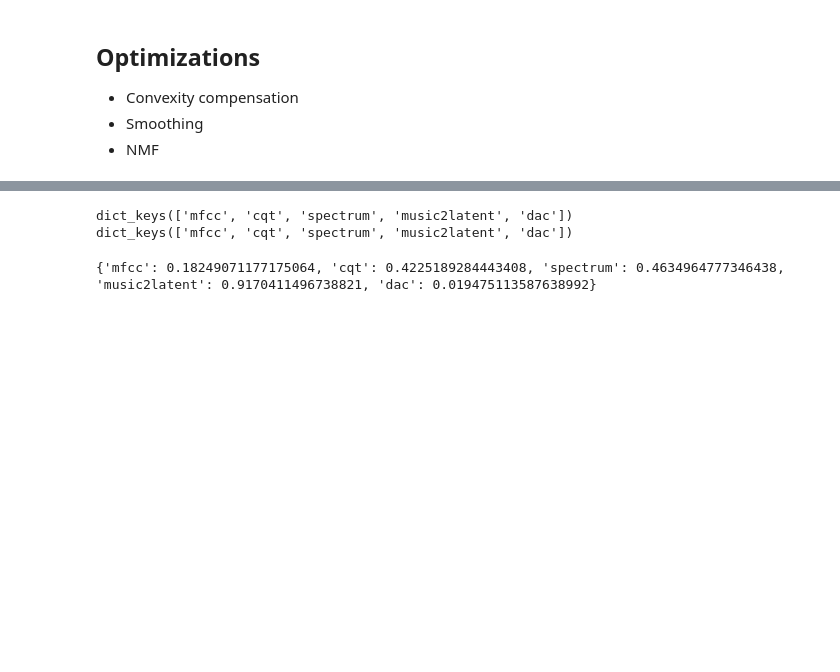
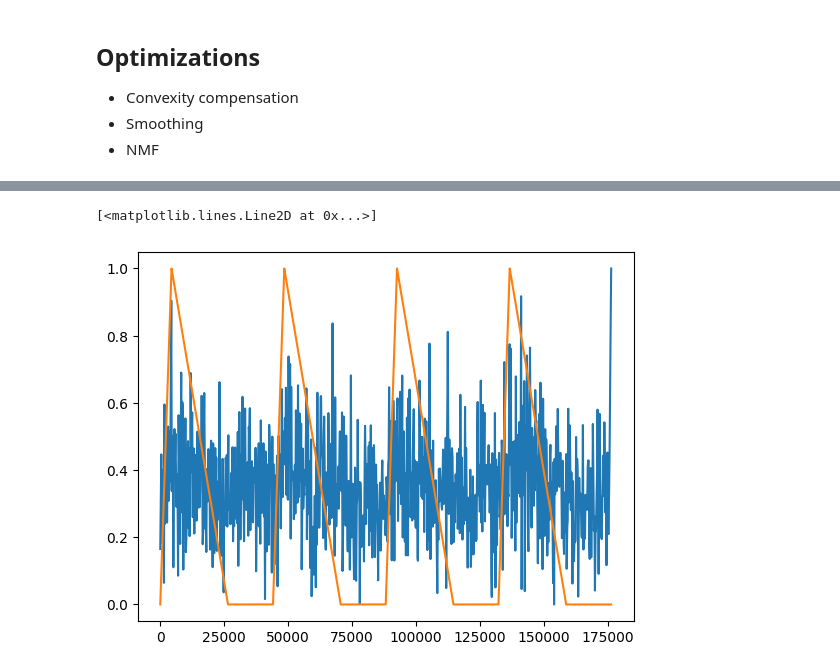
Before and after one commit to inspektral/sonic-trajectories, a Jupyter notebook: onset-benchmark.ipynb, the cells around one changed output, grey strips where cells are left out. Cells and saved outputs as stored; diff of their text form; code cells hidden in the pictures; blank space fills up the shorter version.

```diff
--- a/onset-benchmark.ipynb
+++ b/onset-benchmark.ipynb
@@ -315,3 +295,7 @@ dtype: float64
 - Convexity compensation
 - Smoothing
 - NMF
+# %%
+audio, modulator = tests["saw_noise"]()
+representations = utils.get_representations(audio)
+magnitude, _, _ = utils.calculate_metric(representations, np.linalg.norm, {"axis": 0})
@@ -323,7 +313,8 @@ def calculate_best_exponent(sig, modulator):
 
     def loss(exponent):
         transformed = utils.norm(sig ** exponent[0])
-        return 1-np.abs(calc_correlation(modulator, transformed))
+        print(f"Exponent: {exponent[0]}")
+        return 1-np.abs(utils.calc_correlation(modulator, transformed))
 
     result = minimize(loss, x0=[1.0], bounds=[(0.001, 10)])
     best_exponent = result.x[0]
@@ -336,12 +337,6 @@ print(best_exponent)
-# %%
-print(magnitude.keys())
-print(representations.keys())
-
-best_exponents_magnitude = {key : calculate_best_exponent(magnitude[key], modulator) for key in magnitude.keys()}
-# %% [output]
-dict_keys(['mfcc', 'cqt', 'spectrum', 'music2latent', 'dac'])
-dict_keys(['mfcc', 'cqt', 'spectrum', 'music2latent', 'dac'])
-# %%
-print(best_exponents_magnitude)
-# %% [output]
-{'mfcc': 0.18249071177175064, 'cqt': 0.4225189284443408, 'spectrum': 0.4634964777346438, 'music2latent': 0.9170411496738821, 'dac': 0.019475113587638992}
+# %%
+plt.plot(utils.norm(utils.stretch_array(magnitude["dac"]**best_exponent, len(modulator))), label='dac')
+plt.plot(modulator, label='modulator')
+# %% [output]
+[<matplotlib.lines.Line2D at 0x...>]
+[figure, added]
```
Also changed, not shown: parts of 22 cells of this notebook, 3 other files.
